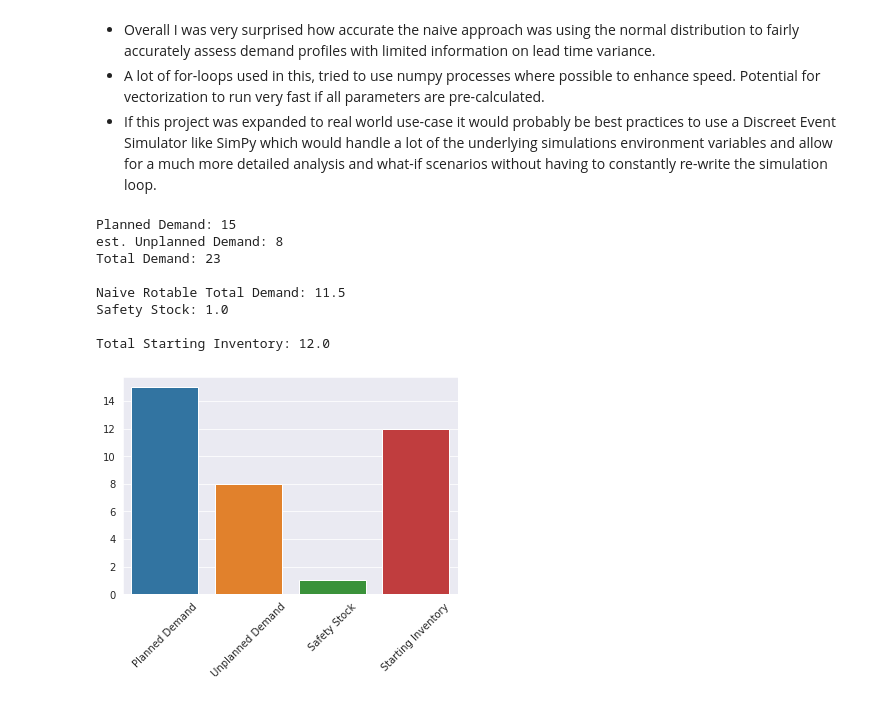
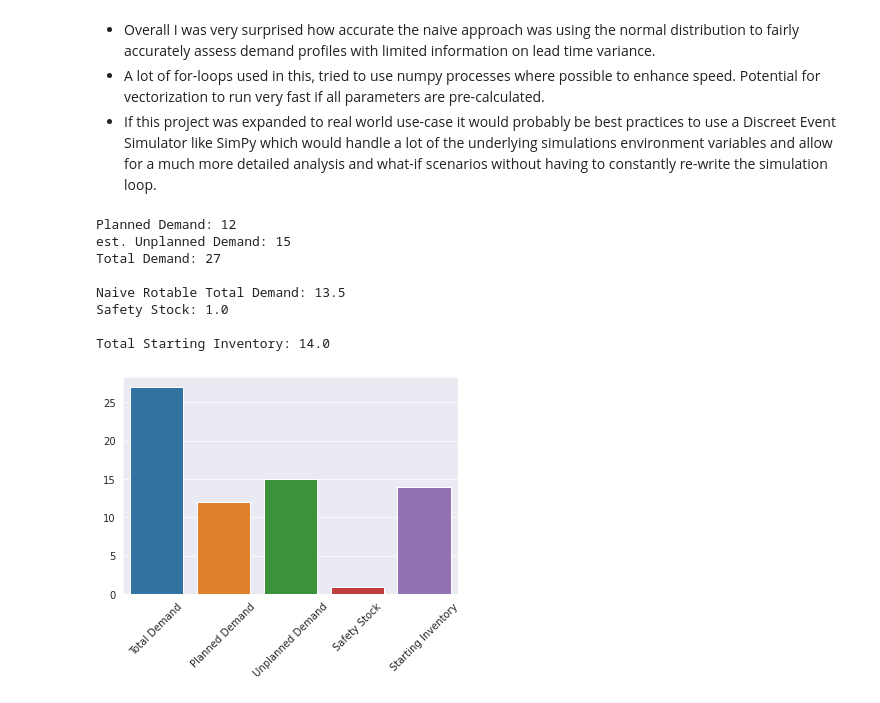
Before and after one commit to jamesgiddingsott/case_study, a Jupyter notebook: casestudy_0_1_forms.ipynb, the cells around one changed output. Drawn from its saved outputs; the diff is of its cells as text; code cells hidden in the pictures.

```diff
--- a/casestudy_0_1_forms.ipynb
+++ b/casestudy_0_1_forms.ipynb
@@ -834,9 +834,9 @@ Avg Balance = (11 + 4) / 2 = **7.5 Units**
 # %%
 #@title Form for Naive Model
 
-planned_demand_slider = 15 #@param {type:"slider", min:0, max:25, step:1}
+planned_demand_slider = 12 #@param {type:"slider", min:0, max:25, step:1}
 
-unplanned_demand_slider = 8 #@param {type:"slider", min:0, max:25, step:1}
+unplanned_demand_slider = 15 #@param {type:"slider", min:0, max:25, step:1}
 
 
 form_total_demand = planned_demand_slider + unplanned_demand_slider
@@ -855,38 +855,38 @@ form_Z=  {80:.85, 90:1.28, 100:4.09}  # from Z-score table
 form_alpha = 80  #Select the area under the curve one wants to satisfy
 
 form_s_stock = form_Z[form_alpha]* np.sqrt(lead_avg / 365 * form_rot_inv_naive * .3)
 
 form_s_stock_max= form_Z[form_alpha] * np.sqrt(lead_max / 365 * form_rot_inv_naive * .3)
 
 
 #----------------------------------*
 
 form_total_inventory = (form_s_stock + form_rot_inv_naive)
 form_total_inventory_max = (form_s_stock_max + form_rot_inv_naive)
 
-bar_xs = ['Planned Demand', 'Unplanned Demand', 'Safety Stock', 'Starting Inventory']
-form_bar_list = [planned_demand_slider, unplanned_demand_slider,
+bar_xs = ['Total Demand', 'Planned Demand', 'Unplanned Demand', 'Safety Stock', 'Starting Inventory']
+form_bar_list = [form_total_demand, planned_demand_slider, unplanned_demand_slider,
                  np.ceil(form_s_stock_max), round(form_total_inventory_max, 0)]
 
 
 sns.barplot(x=bar_xs, y=form_bar_list)
 plt.xticks(rotation = 45)
 
 
 print("Planned Demand:", planned_demand_slider)
 print("est. Unplanned Demand:", unplanned_demand_slider)
 print("Total Demand:",form_total_demand )
 print("\nNaive Rotable Total Demand:", form_rot_inv_naive)
 print("Safety Stock:", np.ceil(form_s_stock_max))
 print("\nTotal Starting Inventory:", round(form_total_inventory_max, 0))
 print("\n")
 # %% [output]
-Planned Demand: 15
-est. Unplanned Demand: 8
-Total Demand: 23
+Planned Demand: 12
+est. Unplanned Demand: 15
+Total Demand: 27
 
-Naive Rotable Total Demand: 11.5
+Naive Rotable Total Demand: 13.5
 Safety Stock: 1.0
 
-Total Starting Inventory: 12.0
+Total Starting Inventory: 14.0
-[figure, old version]
+[figure, new version]
```
